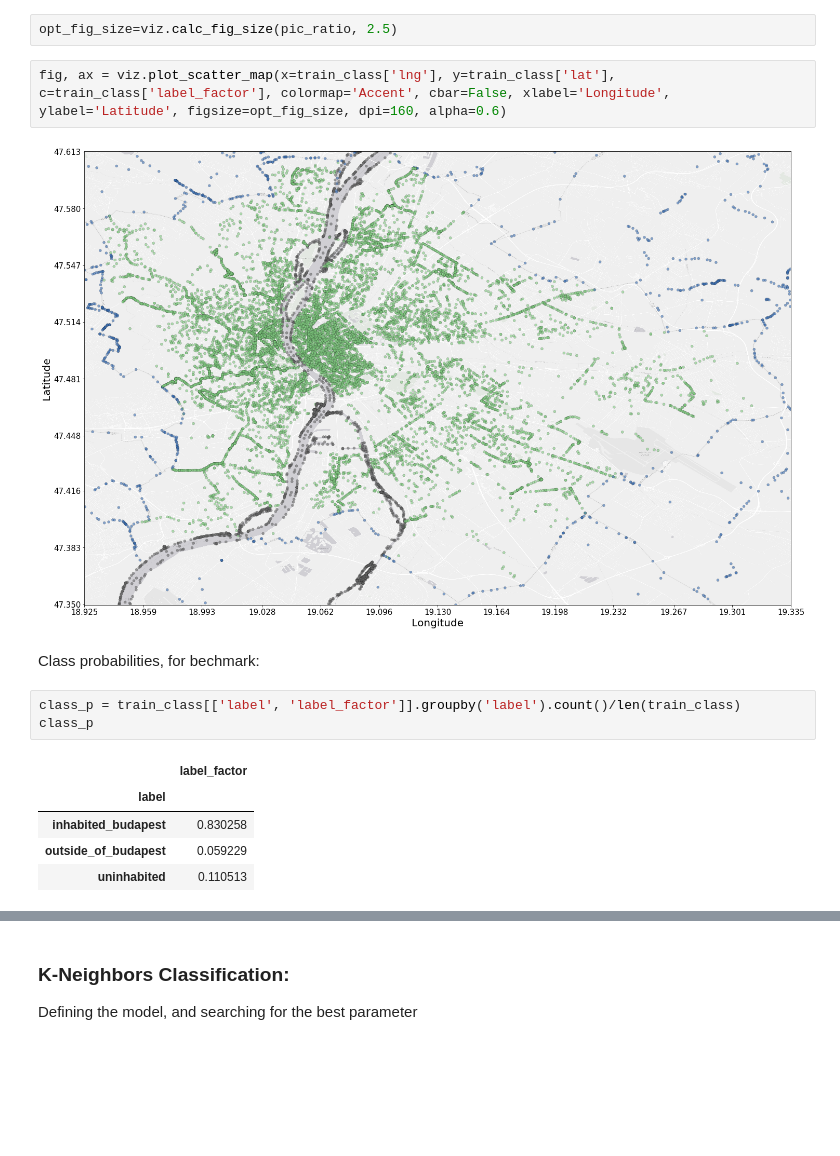
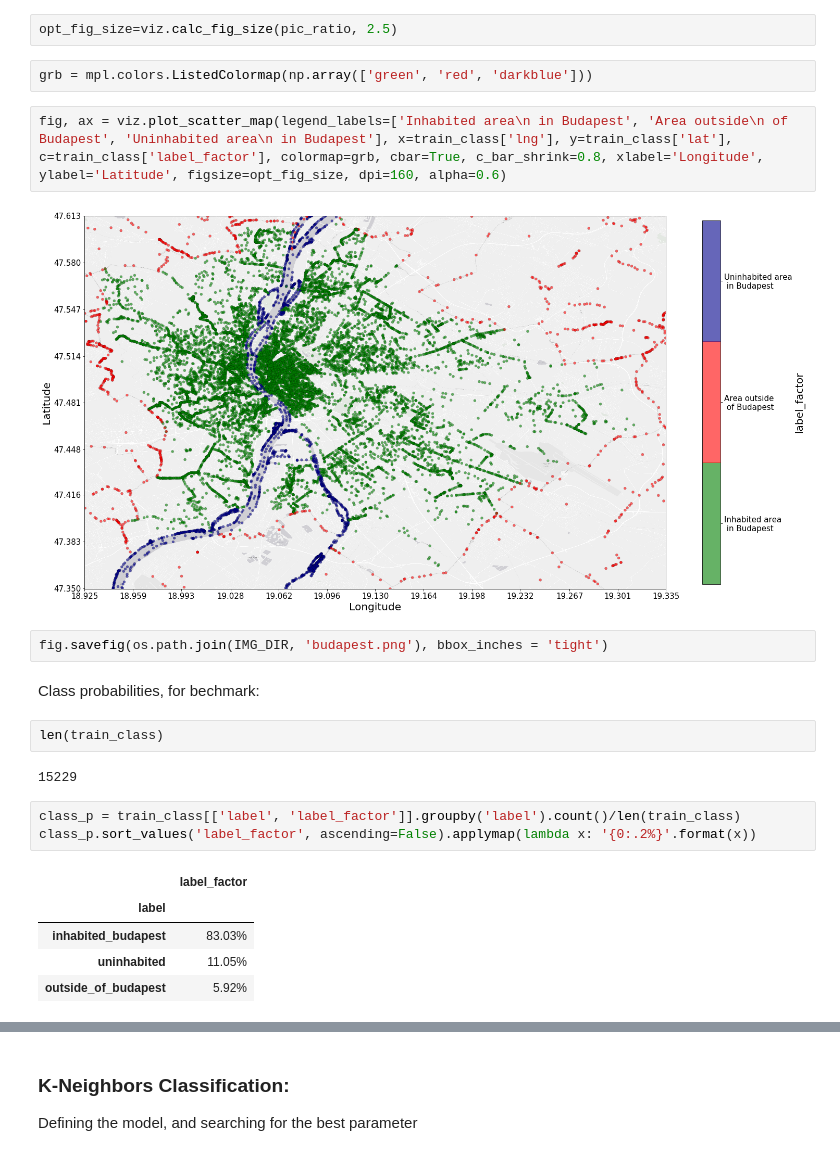
Before and after one commit to tszereny/real_estate_machine_learning, a Jupyter notebook: notebook/Classification.ipynb, the cells around one changed output, grey strips where cells are left out. Saved outputs shown, nothing was run; the diff lists cells and outputs as text; blank space fills up the shorter version.

```diff
--- a/notebook/Classification.ipynb
+++ b/notebook/Classification.ipynb
@@ -65,18 +66,26 @@ print(pic_ratio)
 0.6427371424681457
 # %%
 opt_fig_size=viz.calc_fig_size(pic_ratio, 2.5)
+# %%
+grb = mpl.colors.ListedColormap(np.array(['green', 'red', 'darkblue']))
 # %%
-fig, ax = viz.plot_scatter_map(x=train_class['lng'], y=train_class['lat'], c=train_class['label_factor'], colormap='Accent', cbar=False, xlabel='Longitude', ylabel='Latitude', figsize=opt_fig_size, dpi=160, alpha=0.6)
+fig, ax = viz.plot_scatter_map(legend_labels=['Inhabited area\n in Budapest', 'Area outside\n of Budapest', 'Uninhabited area\n in Budapest'], x=train_class['lng'], y=train_class['lat'], c=train_class['label_factor'], colormap=grb, cbar=True, c_bar_shrink=0.8, xlabel='Longitude', ylabel='Latitude', figsize=opt_fig_size, dpi=160, alpha=0.6)
 # %% [output]
-[figure, old version]
+[figure, new version]
+# %%
+fig.savefig(os.path.join(IMG_DIR, 'budapest.png'), bbox_inches = 'tight')
 # %% [markdown]
 Class probabilities, for bechmark:
+# %%
+len(train_class)
+# %% [output]
+15229
 # %%
 class_p = train_class[['label', 'label_factor']].groupby('label').count()/len(train_class)
-class_p
+class_p.sort_values('label_factor', ascending=False).applymap(lambda x: '{0:.2%}'.format(x))
 # %% [output]
 |  | label_factor |
 | label |  |
-| inhabited_budapest | 0.830258 |
-| outside_of_budapest | 0.059229 |
-| uninhabited | 0.110513 |
+| inhabited_budapest | 83.03% |
+| uninhabited | 11.05% |
+| outside_of_budapest | 5.92% |
```
Also changed, not shown: parts of 14 cells of this notebook.
